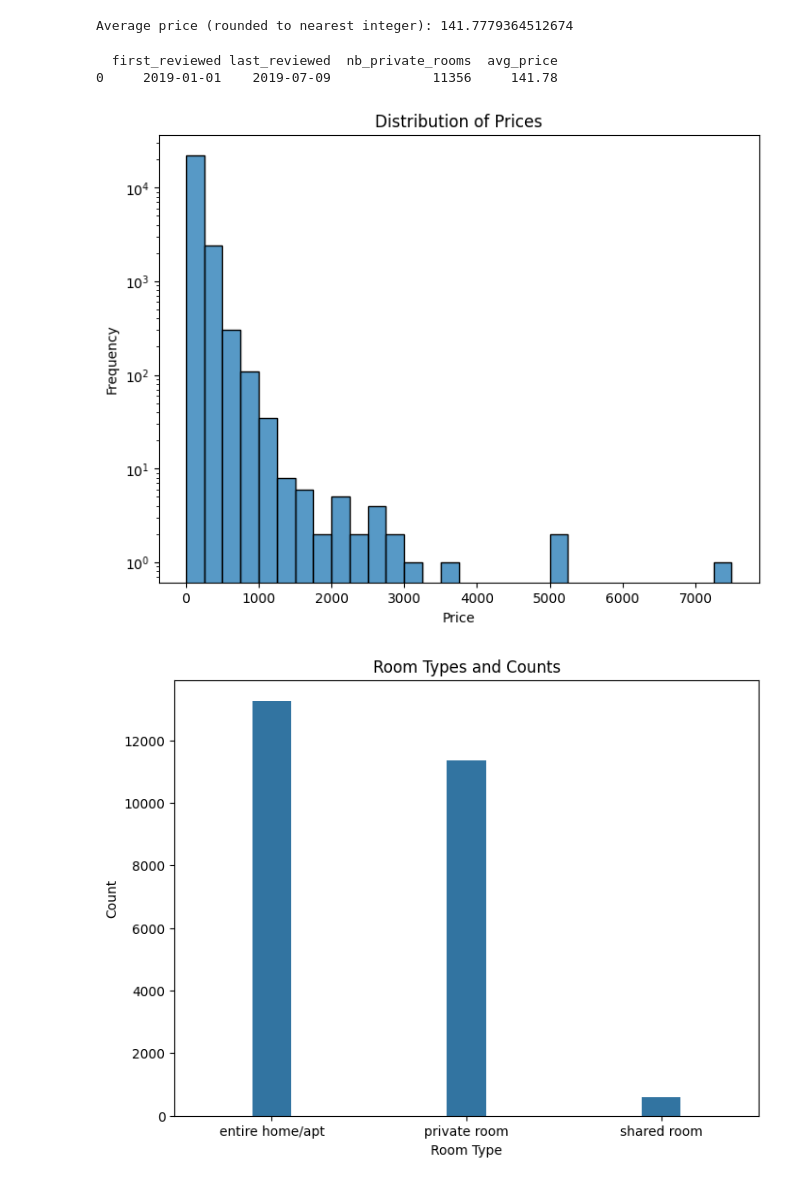
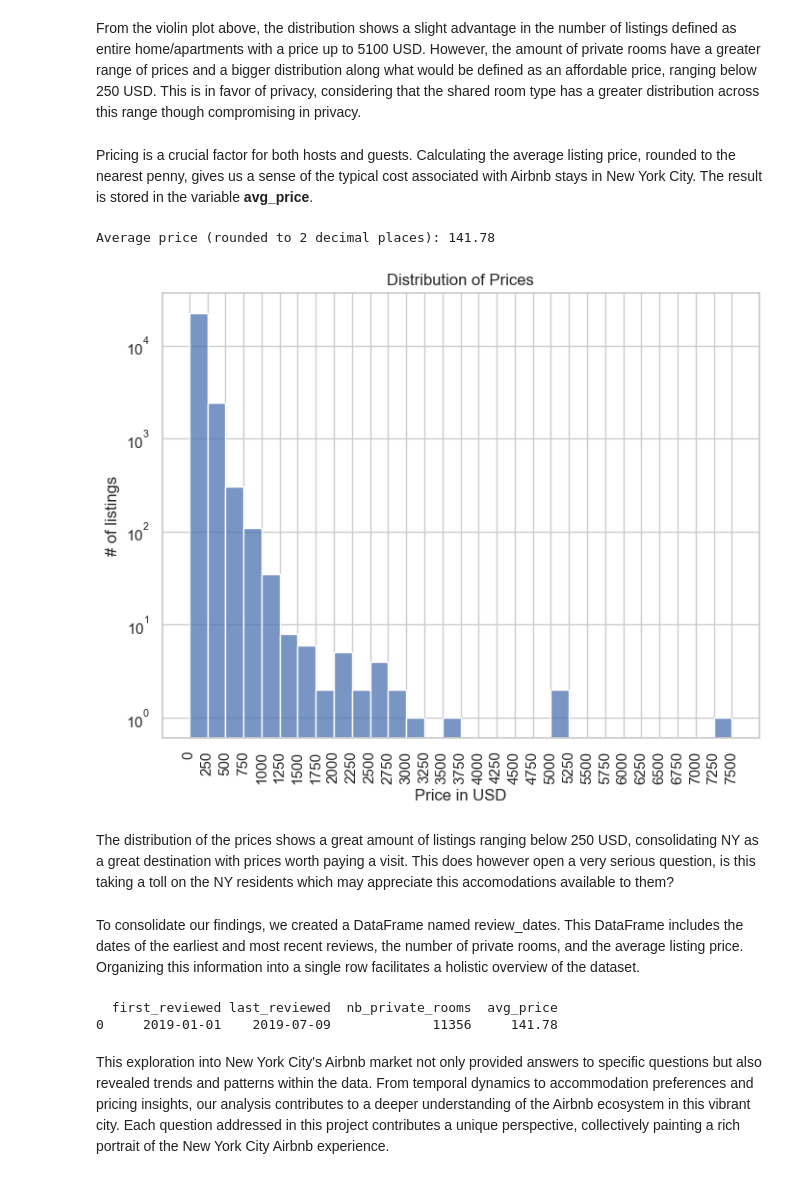
Before and after one commit to JCOM127/Exploring-Airbnb-Market-Trends, a Jupyter notebook: notebook.ipynb, the cells around one changed output. Cells and saved outputs as stored; diff of their text form; code cells hidden in the pictures.

```diff
--- a/notebook.ipynb
+++ b/notebook.ipynb
@@ -67,15 +109,36 @@ Number of listings with 'Private room': 11356
+# %% [markdown]
+From the violin plot above, the distribution shows a slight advantage in the number of listings defined as entire home/apartments with a price up to 5100 USD. However, the amount of private rooms have a greater range of prices and a bigger distribution along what would be defined as an affordable price, ranging below 250 USD. This is in favor of privacy, considering that the shared room type has a greater distribution across this range though compromising in privacy.
+# %% [markdown]
+Pricing is a crucial factor for both hosts and guests. Calculating the average listing price, rounded to the nearest penny, gives us a sense of the typical cost associated with Airbnb stays in New York City. The result is stored in the variable **avg_price**.
 # %%
 # Average listing price
 
 # Since the word "dollars" exists
-merged_df['price'] = merged_df['price'].str.replace(' dollars', '').astype(int)
+merged_df['price'] = merged_df['price'].astype(str).str.replace(' dollars', '').astype(int)
 
 # Calculate the average price and round to the nearest integer
 avg_price = merged_df['price'].mean()
 
-print("Average price (rounded to nearest integer):", avg_price)
+print("Average price (rounded to 2 decimal places):", round(avg_price, 2))
+
+# Distribution plot of prices
+plt.figure(figsize=(8, 6))
+sns.histplot(merged_df['price'], bins=range(0, merged_df['price'].max() + 250, 250))
+plt.title('Distribution of Prices')
+plt.xlabel('Price in USD')
+plt.ylabel('# of listings')
+plt.yscale('log')
+# Set x-axis ticks every 250 USD
+tick_vals = np.arange(0, merged_df['price'].max() + 250, 250)
+plt.xticks(tick_vals, rotation=90)
+plt.show()
 # %% [output]
-Average price (rounded to nearest integer): 141.7779364512674
+Average price (rounded to 2 decimal places): 141.78
+[figure, added]
+# %% [markdown]
+The distribution of the prices shows a great amount of listings ranging below 250 USD, consolidating NY as a great destination with prices worth paying a visit. This does however open a very serious question, is this taking a toll on the NY residents which may appreciate this accomodations available to them?
+# %% [markdown]
+To consolidate our findings, we created a DataFrame named review_dates. This DataFrame includes the dates of the earliest and most recent reviews, the number of private rooms, and the average listing price. Organizing this information into a single row facilitates a holistic overview of the dataset.
 # %%
 review_dates = pd.DataFrame({
     'first_reviewed': [first_reviewed],
@@ -88,23 +151,5 @@ print(review_dates)
 # %% [output]
   first_reviewed last_reviewed  nb_private_rooms  avg_price
 0     2019-01-01    2019-07-09             11356     141.78
-# %%
-# Distribution plot of prices
-plt.figure(figsize=(8, 6))
-sns.histplot(merged_df['price'], bins=30)
-plt.title('Distribution of Prices')
-plt.xlabel('Price')
-plt.ylabel('Frequency')
-plt.yscale('log')
-plt.show()
-
-# Plot depicting room types and their counts
-plt.figure(figsize=(8, 6))
-sns.countplot(x='room_type', data=merged_df, width=0.2)
-plt.title('Room Types and Counts')
-plt.xlabel('Room Type')
-plt.ylabel('Count')
-plt.show()
-# %% [output]
-[figure, removed]
-[figure, removed]
+# %% [markdown]
+This exploration into New York City's Airbnb market not only provided answers to specific questions but also revealed trends and patterns within the data. From temporal dynamics to accommodation preferences and pricing insights, our analysis contributes to a deeper understanding of the Airbnb ecosystem in this vibrant city. Each question addressed in this project contributes a unique perspective, collectively painting a rich portrait of the New York City Airbnb experience.
```
Also changed, not shown: parts of 9 cells of this notebook, 1 other file.
